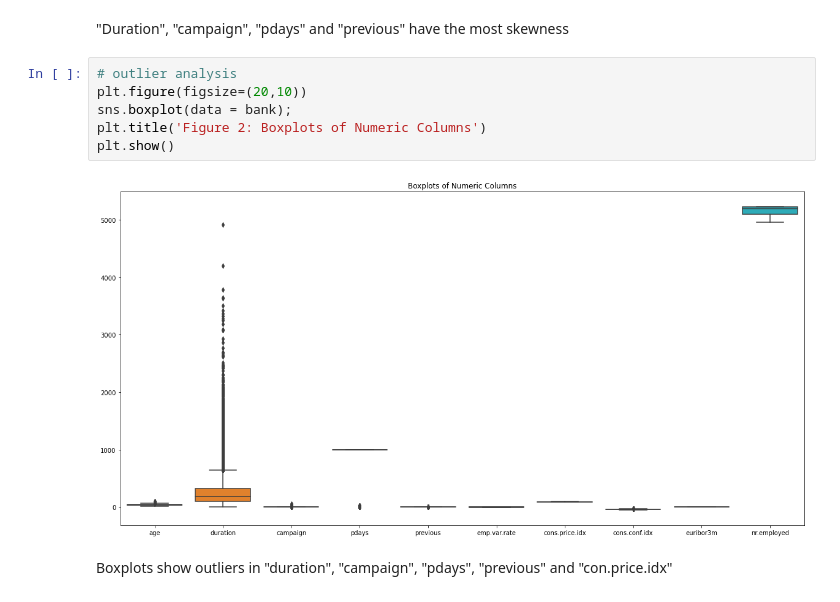
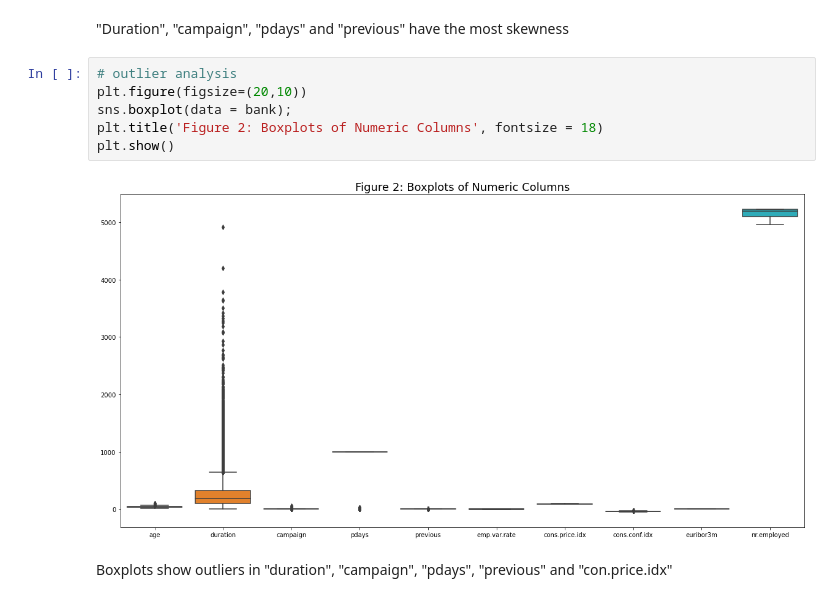
Before and after one commit to hunterblum/Bank-Marketing, a Jupyter notebook: Group7Final.ipynb, the cells around one changed output. Drawn from its saved outputs; the diff is of its cells as text.

```diff
--- a/Group7Final.ipynb
+++ b/Group7Final.ipynb
@@ -213,11 +233,11 @@ dtype: float64
 # %%
 # outlier analysis
 plt.figure(figsize=(20,10))
 sns.boxplot(data = bank);
-plt.title('Figure 2: Boxplots of Numeric Columns')
+plt.title('Figure 2: Boxplots of Numeric Columns', fontsize = 18)
 plt.show()
 # %% [output]
-[figure, old version]
+[figure, new version]
 # %% [markdown]
 Boxplots show outliers in "duration", "campaign", "pdays", "previous" and "con.price.idx"
 # %%
```
Also changed, not shown: parts of 9 cells of this notebook.
